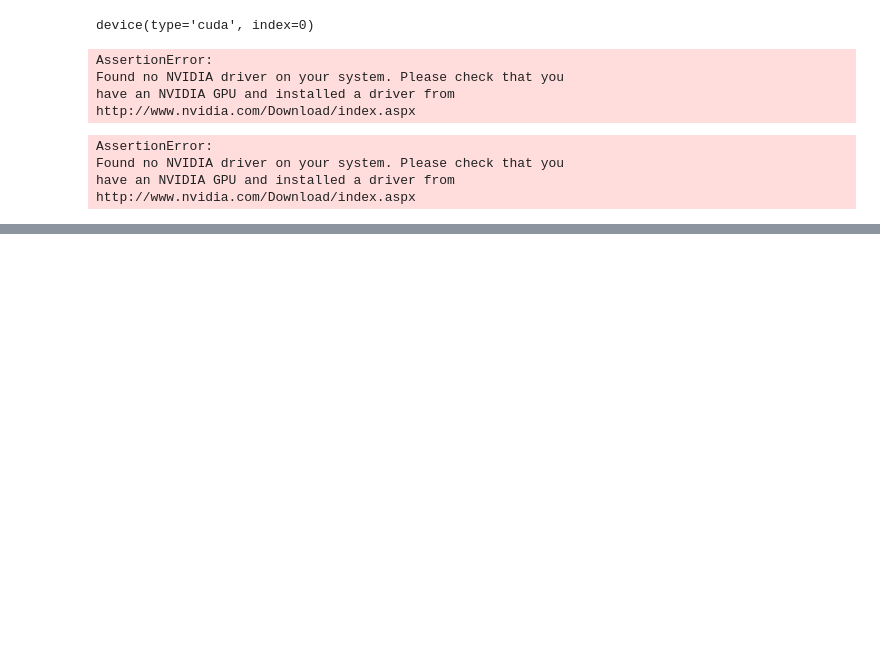
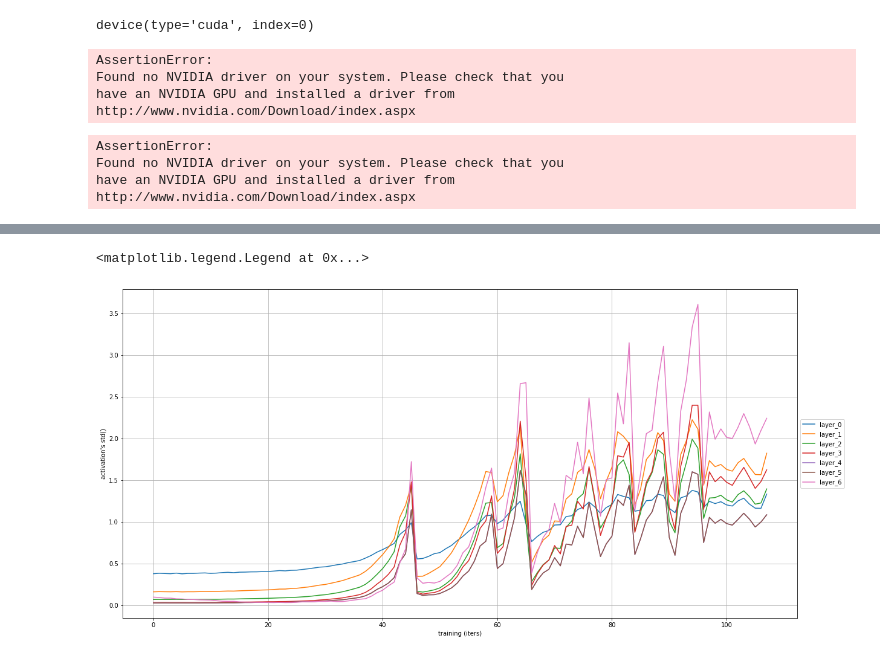
Before and after one commit to imflash217/flashNet, a Jupyter notebook: src/flashai/imflash217__03_cuda_cnn_hooks_init.ipynb, the cells around one changed output, grey strips where cells are left out. Drawn from its saved outputs; the diff is of its cells as text; code cells hidden in the pictures; blank space fills up the shorter version.

```diff
--- a/src/flashai/imflash217__03_cuda_cnn_hooks_init.ipynb
+++ b/src/flashai/imflash217__03_cuda_cnn_hooks_init.ipynb
@@ -159,0 +316,10 @@ http://www.nvidia.com/Download/index.aspx
+# %%
+for i, l in enumerate(model.act_stds):
+    plt.plot(l, label=f"layer_{i}")
+plt.xlabel("training (iters)")
+plt.ylabel("activation's std()")
+plt.grid()
+plt.legend(loc='center left', bbox_to_anchor=(1, 0.5))          ### Put a legend below current axis
+# %% [output]
+<matplotlib.legend.Legend at 0x...>
+[figure, added]
```
Also changed, not shown: parts of 104 cells of this notebook, 6 other files.
